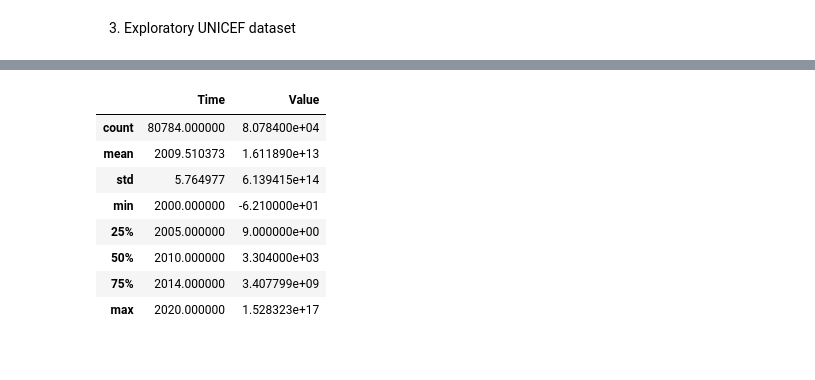
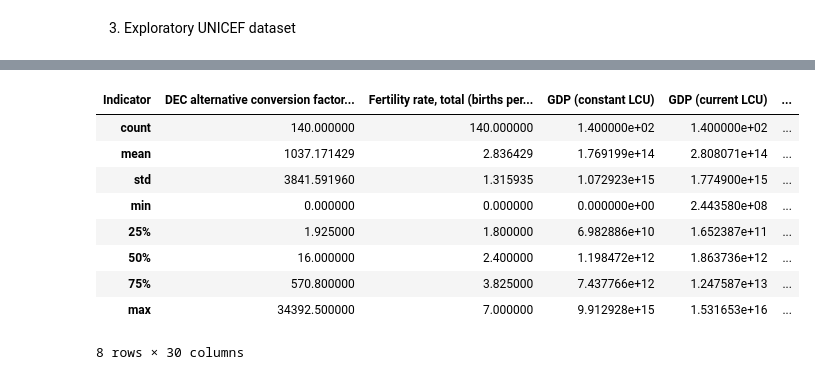
Before and after one commit to herbmks/MDA-Tuvalu, a Jupyter notebook: preprocessing_socio_outliers.ipynb, the cells around one changed output, grey strips where cells are left out. Saved outputs shown, nothing was run; the diff lists cells and outputs as text; code cells hidden in the pictures.

```diff
--- a/preprocessing_socio_outliers.ipynb
+++ b/preprocessing_socio_outliers.ipynb
@@ -234,0 +264,5 @@ g = sns.relplot(x="GDP per capita (current US$/inhab)", y='Water use efficiency
+# %%
+# Filter only 2017
+df_unif['Time'] = df_unif['Time'].astype('string')
+df_unif = df_unif.loc[df_unif.Time == '2017']
+df_unif.sample(4)
@@ -235,12 +275,20 @@ g = sns.relplot(x="GDP per capita (current US$/inhab)", y='Water use efficiency
+# %%
+# transform data wide format (indicators as attributes)
+df_unif_p = df_unif.pivot_table(values='Value',
+                             index=['Time','Country'],
+                             columns='Indicator',
+                             fill_value=0)
+df_unif_p = df_unif_p.reset_index()
 # %%
-df_unif.describe()
+df_unif_p.describe()
 # %% [output]
-|  | Time | Value |
-| count | 80784.000000 | 8.078400e+04 |
-| mean | 2009.510373 | 1.611890e+13 |
-| std | 5.764977 | 6.139415e+14 |
-| min | 2000.000000 | -6.210000e+01 |
-| 25% | 2005.000000 | 9.000000e+00 |
-| 50% | 2010.000000 | 3.304000e+03 |
-| 75% | 2014.000000 | 3.407799e+09 |
-| max | 2020.000000 | 1.528323e+17 |
+| Indicator | DEC alternative conversion factor... | Fertility rate, total (births per... | GDP (constant LCU) | GDP (current LCU) | ... |
+| count | 140.000000 | 140.000000 | 1.400000e+02 | 1.400000e+02 | ... |
+| mean | 1037.171429 | 2.836429 | 1.769199e+14 | 2.808071e+14 | ... |
+| std | 3841.591960 | 1.315935 | 1.072923e+15 | 1.774900e+15 | ... |
+| min | 0.000000 | 0.000000 | 0.000000e+00 | 2.443580e+08 | ... |
+| 25% | 1.925000 | 1.800000 | 6.982886e+10 | 1.652387e+11 | ... |
+| 50% | 16.000000 | 2.400000 | 1.198472e+12 | 1.863736e+12 | ... |
+| 75% | 570.800000 | 3.825000 | 7.437766e+12 | 1.247587e+13 | ... |
+| max | 34392.500000 | 7.000000 | 9.912928e+15 | 1.531653e+16 | ... |
+8 rows × 30 columns
```
Also changed, not shown: parts of 4 cells of this notebook.
